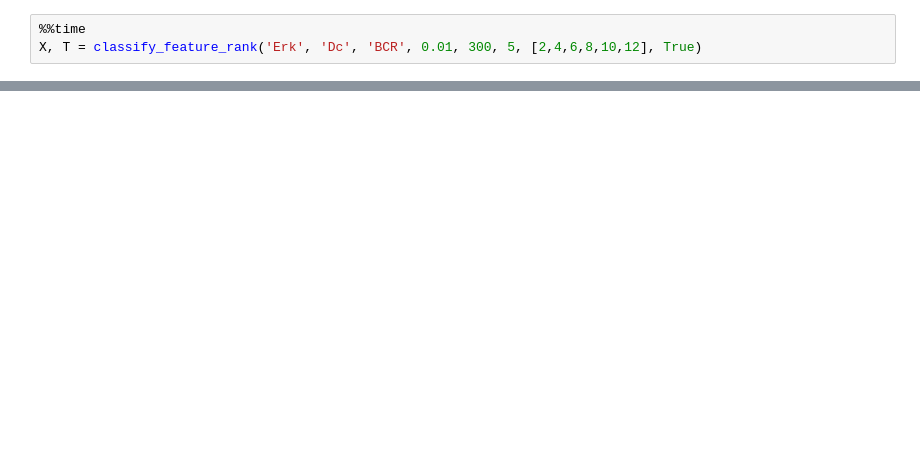
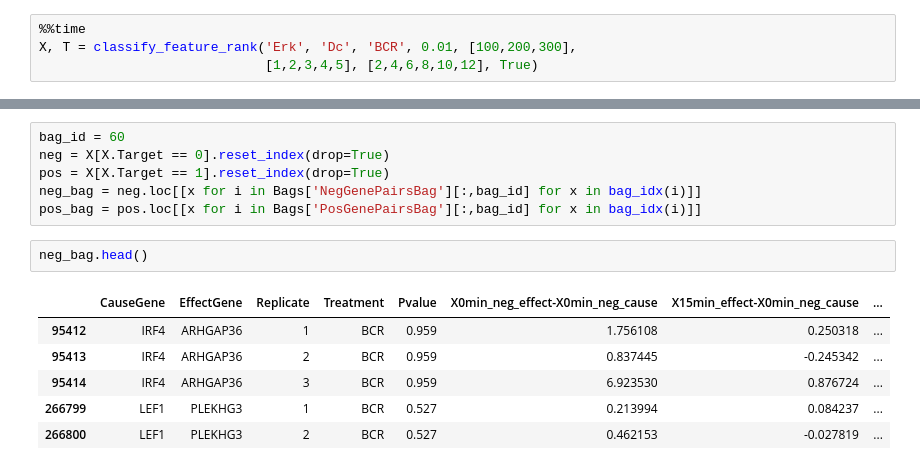
Before and after one commit to Robert-Aduviri/genomic-causality-prediction, a Jupyter notebook: SVMExperiments/03 - Matlab.ipynb, the cells around one changed output, grey strips where cells are left out. Cells and saved outputs as stored; diff of their text form; blank space fills up the shorter version.

```diff
--- a/SVMExperiments/03 - Matlab.ipynb
+++ b/SVMExperiments/03 - Matlab.ipynb
@@ -50,4 +87,5 @@ def classify_feature_rank(dataset, feature_set, treatment,
 # %%
 %%time
-X, T = classify_feature_rank('Erk', 'Dc', 'BCR', 0.01, 300, 5, [2,4,6,8,10,12], True)
+X, T = classify_feature_rank('Erk', 'Dc', 'BCR', 0.01, [100,200,300],
+                             [1,2,3,4,5], [2,4,6,8,10,12], True)
 # %% [output]
@@ -84,0 +136,15 @@ FeatRank.head()
+# %%
+bag_id = 60
+neg = X[X.Target == 0].reset_index(drop=True)
+pos = X[X.Target == 1].reset_index(drop=True)
+neg_bag = neg.loc[[x for i in Bags['NegGenePairsBag'][:,bag_id] for x in bag_idx(i)]]
+pos_bag = pos.loc[[x for i in Bags['PosGenePairsBag'][:,bag_id] for x in bag_idx(i)]]
+# %%
+neg_bag.head()
+# %% [output]
+|  | CauseGene | EffectGene | Replicate | Treatment | Pvalue | X0min_neg_effect-X0min_neg_cause | X15min_effect-X0min_neg_cause | ... |
+| 95412 | IRF4 | ARHGAP36 | 1 | BCR | 0.959 | 1.756108 | 0.250318 | ... |
+| 95413 | IRF4 | ARHGAP36 | 2 | BCR | 0.959 | 0.837445 | -0.245342 | ... |
+| 95414 | IRF4 | ARHGAP36 | 3 | BCR | 0.959 | 6.923530 | 0.876724 | ... |
+| 266799 | LEF1 | PLEKHG3 | 1 | BCR | 0.527 | 0.213994 | 0.084237 | ... |
+| 266800 | LEF1 | PLEKHG3 | 2 | BCR | 0.527 | 0.462153 | -0.027819 | ... |
```
Also changed, not shown: parts of 27 cells of this notebook, 1 other file.
